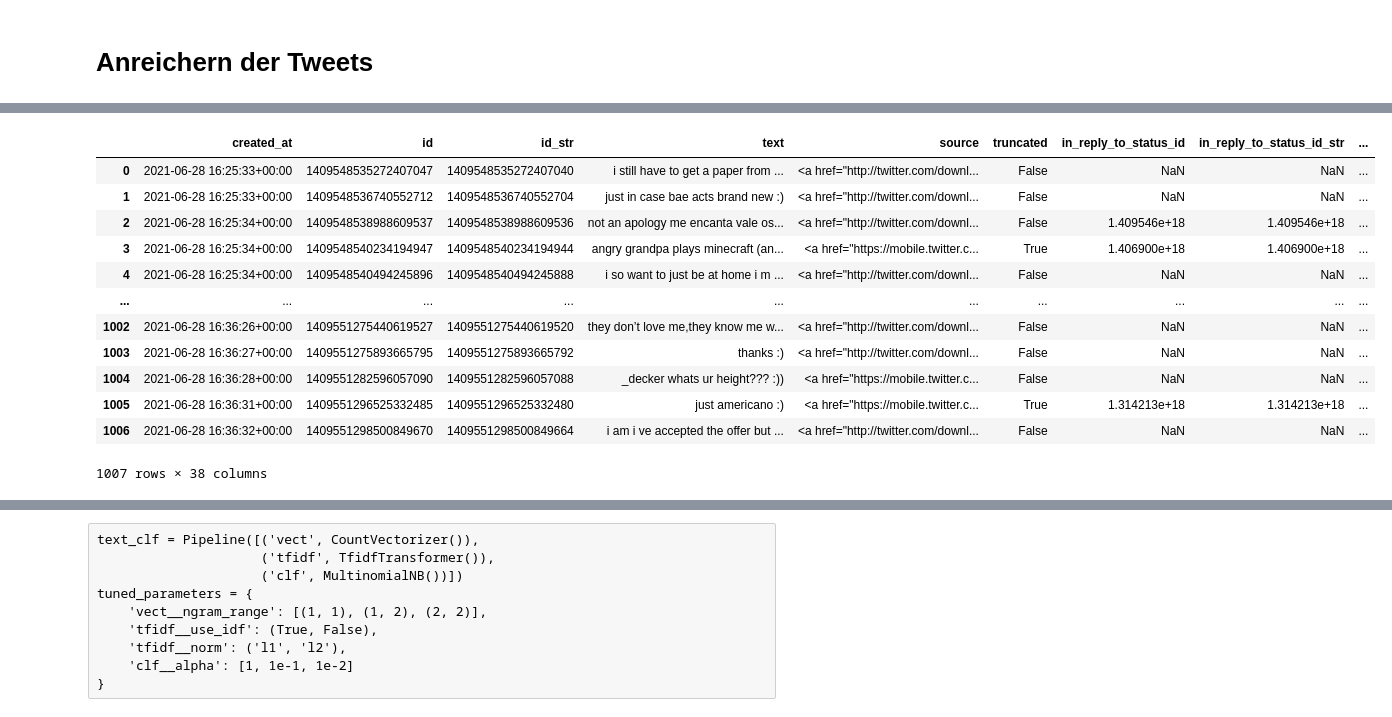
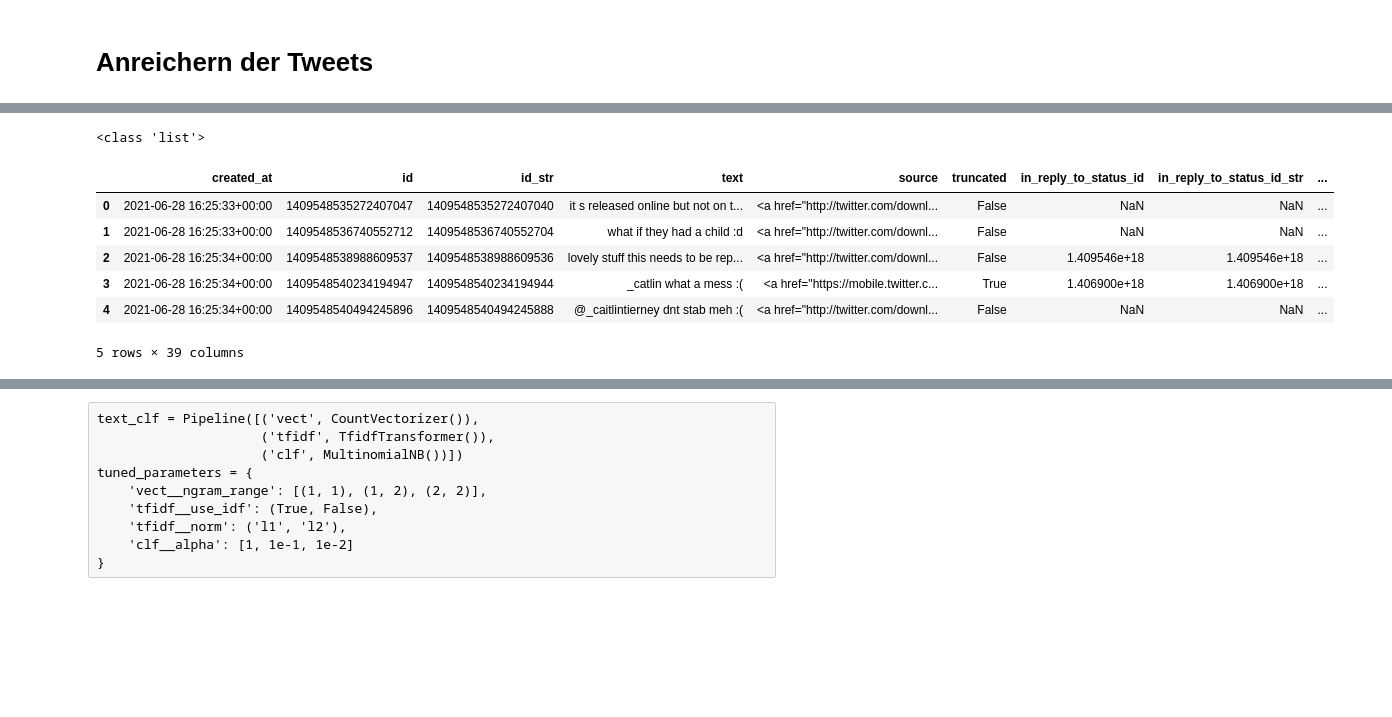
Before and after one commit to Slurbisaur/CryptoSentiment, a Jupyter notebook: Data/main_Data.ipynb, the cells around one changed output, grey strips where cells are left out. Saved outputs shown, nothing was run; the diff lists cells and outputs as text; code cells hidden in the pictures; blank space fills up the shorter version.

```diff
--- a/Data/main_Data.ipynb
+++ b/Data/main_Data.ipynb
@@ -262,23 +262,25 @@ array([[0.68235819, 0.31764181],
 # %%
-
+neg_prob=[]
+pos_prob=[]
+print(type(neg_prob))
 
 for i in prob_single:
-    data_tweets["neg_prob"]=i[0]
-    data_tweets["pos_prob"]=i[1]
+
+    neg_prob.append(i[0])
+    pos_prob.append(i[1])
+# %% [output]
+<class 'list'>
+# %%
+data_tweets["neg_prob"]=neg_prob
+data_tweets["pos_prob"]=pos_prob
 # %%
-data_tweets
+data_tweets[:5]
 # %% [output]
 |  | created_at | id | id_str | text | source | truncated | in_reply_to_status_id | in_reply_to_status_id_str | ... |
-| 0 | 2021-06-28 16:25:33+00:00 | 1409548535272407047 | 1409548535272407040 | i still have to get a paper from ... | <a href="http://twitter.com/downl... | False | NaN | NaN | ... |
-| 1 | 2021-06-28 16:25:33+00:00 | 1409548536740552712 | 1409548536740552704 | just in case bae acts brand new :) | <a href="http://twitter.com/downl... | False | NaN | NaN | ... |
-| 2 | 2021-06-28 16:25:34+00:00 | 1409548538988609537 | 1409548538988609536 | not an apology me encanta vale os... | <a href="http://twitter.com/downl... | False | 1.409546e+18 | 1.409546e+18 | ... |
-| 3 | 2021-06-28 16:25:34+00:00 | 1409548540234194947 | 1409548540234194944 | angry grandpa plays minecraft (an... | <a href="https://mobile.twitter.c... | True | 1.406900e+18 | 1.406900e+18 | ... |
-| 4 | 2021-06-28 16:25:34+00:00 | 1409548540494245896 | 1409548540494245888 | i so want to just be at home i m ... | <a href="http://twitter.com/downl... | False | NaN | NaN | ... |
-| ... | ... | ... | ... | ... | ... | ... | ... | ... | ... |
-| 1002 | 2021-06-28 16:36:26+00:00 | 1409551275440619527 | 1409551275440619520 | they don’t love me,they know me w... | <a href="http://twitter.com/downl... | False | NaN | NaN | ... |
-| 1003 | 2021-06-28 16:36:27+00:00 | 1409551275893665795 | 1409551275893665792 | thanks :) | <a href="http://twitter.com/downl... | False | NaN | NaN | ... |
-| 1004 | 2021-06-28 16:36:28+00:00 | 1409551282596057090 | 1409551282596057088 | _decker whats ur height??? :)) | <a href="https://mobile.twitter.c... | False | NaN | NaN | ... |
-| 1005 | 2021-06-28 16:36:31+00:00 | 1409551296525332485 | 1409551296525332480 | just americano :) | <a href="https://mobile.twitter.c... | True | 1.314213e+18 | 1.314213e+18 | ... |
-| 1006 | 2021-06-28 16:36:32+00:00 | 1409551298500849670 | 1409551298500849664 | i am i ve accepted the offer but ... | <a href="http://twitter.com/downl... | False | NaN | NaN | ... |
+| 0 | 2021-06-28 16:25:33+00:00 | 1409548535272407047 | 1409548535272407040 | it s released online but not on t... | <a href="http://twitter.com/downl... | False | NaN | NaN | ... |
+| 1 | 2021-06-28 16:25:33+00:00 | 1409548536740552712 | 1409548536740552704 | what if they had a child :d | <a href="http://twitter.com/downl... | False | NaN | NaN | ... |
+| 2 | 2021-06-28 16:25:34+00:00 | 1409548538988609537 | 1409548538988609536 | lovely stuff this needs to be rep... | <a href="http://twitter.com/downl... | False | 1.409546e+18 | 1.409546e+18 | ... |
+| 3 | 2021-06-28 16:25:34+00:00 | 1409548540234194947 | 1409548540234194944 | _catlin what a mess :( | <a href="https://mobile.twitter.c... | True | 1.406900e+18 | 1.406900e+18 | ... |
+| 4 | 2021-06-28 16:25:34+00:00 | 1409548540494245896 | 1409548540494245888 | @_caitlintierney dnt stab meh :( | <a href="http://twitter.com/downl... | False | NaN | NaN | ... |
-1007 rows × 38 columns
+5 rows × 39 columns
 # %%
```
Also changed, not shown: parts of 11 cells of this notebook.
